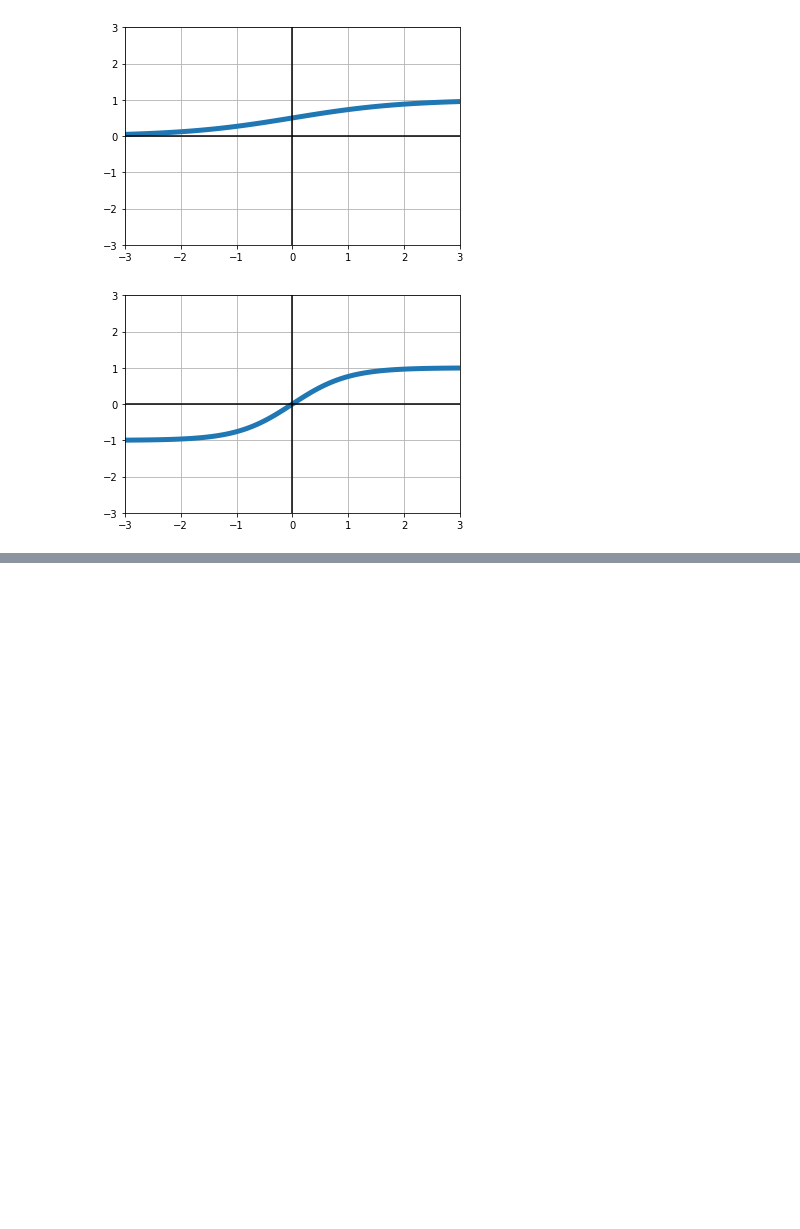
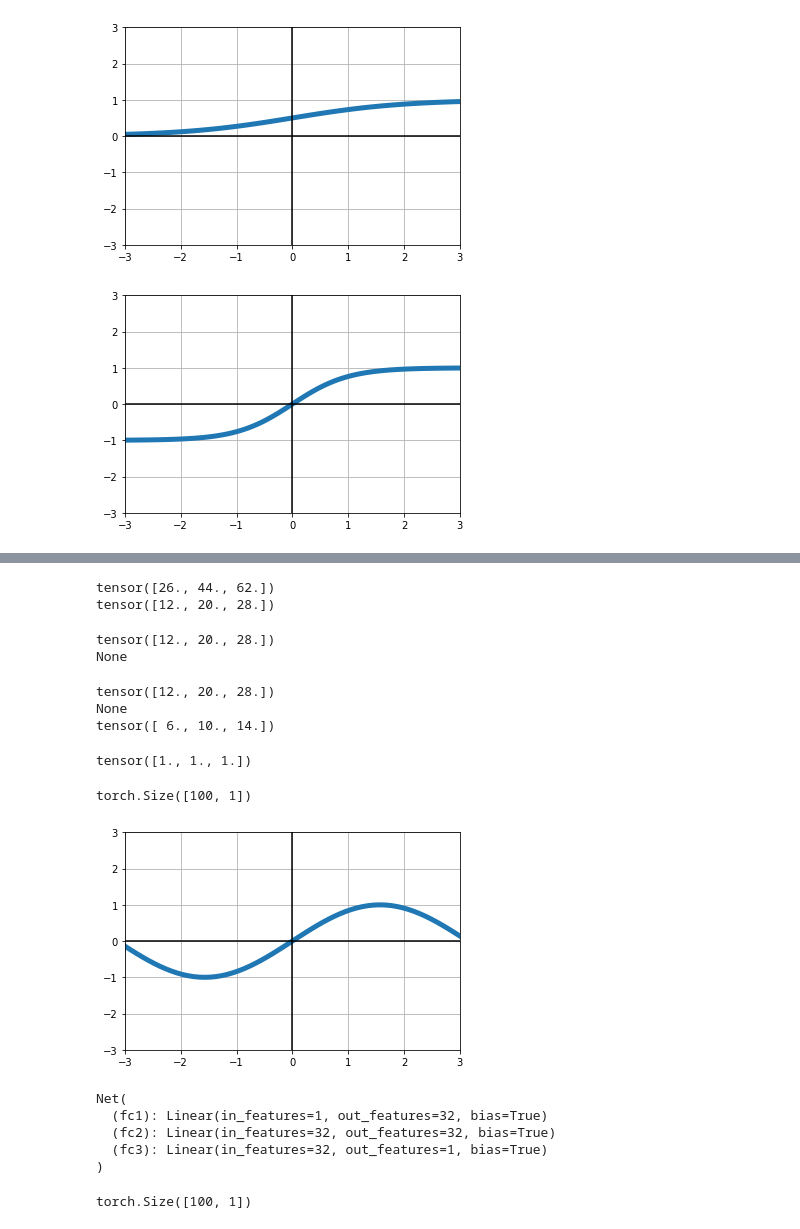
Before and after one commit to franciscodominguezmateos/IntroduccionDeepLearning, a Jupyter notebook: pyTorchIntro_22011401.ipynb, the cells around one changed output, grey strips where cells are left out. Drawn from its saved outputs; the diff is of its cells as text; code cells hidden in the pictures; blank space fills up the shorter version.

```diff
--- a/pyTorchIntro_22011401.ipynb
+++ b/pyTorchIntro_22011401.ipynb
@@ -91,0 +159,45 @@ plot(xs.numpy(),ys.numpy())
+# %%
+print(x.grad)
+print(y.grad)
+# %% [output]
+tensor([26., 44., 62.])
+tensor([12., 20., 28.])
+# %%
+shape=(3,)
+x=torch.tensor([1.,2,3],requires_grad=True)
+y=torch.ones(shape)
+loss=((2*x+y)**2).sum()
+loss.backward()
+print(x.grad)
+print(y.grad)
+# %% [output]
+tensor([12., 20., 28.])
+None
+# %%
+shape=(3,)
+x=torch.tensor([1.,2,3],requires_grad=True)
+y=torch.ones(shape)
+y.requires_grad=True
+y_detached=y.detach()# actually it shares memory
+loss=((2*x+y)**2).sum()
+loss.backward()
+print(x.grad)
+print(y_detached.grad)
+print(y.grad)
+# %% [output]
+tensor([12., 20., 28.])
+None
+tensor([ 6., 10., 14.])
+# %%
+y.detach().clone() # it is actually a copy no memory shared
+# %% [output]
+tensor([1., 1., 1.])
+# %%
+x=torch.linspace(-5,5,100).view(100,1)
+print(x.shape)
+y_target=torch.sin(x)
+loss_fn=nn.MSELoss()
+plot(x,y_target)
+# %% [output]
+torch.Size([100, 1])
+[figure, added]
@@ -91,0 +216,14 @@ plot(xs.numpy(),ys.numpy())
+# %%
+net=Net(input_size=1,output_size=1)
+print(net)
+# %% [output]
+Net(
+  (fc1): Linear(in_features=1, out_features=32, bias=True)
+  (fc2): Linear(in_features=32, out_features=32, bias=True)
+  (fc3): Linear(in_features=32, out_features=1, bias=True)
+)
+# %%
+y=net(x)
+print(y.shape)
+# %% [output]
+torch.Size([100, 1])
```
Also changed, not shown: parts of 52 cells of this notebook, 2 other files.
